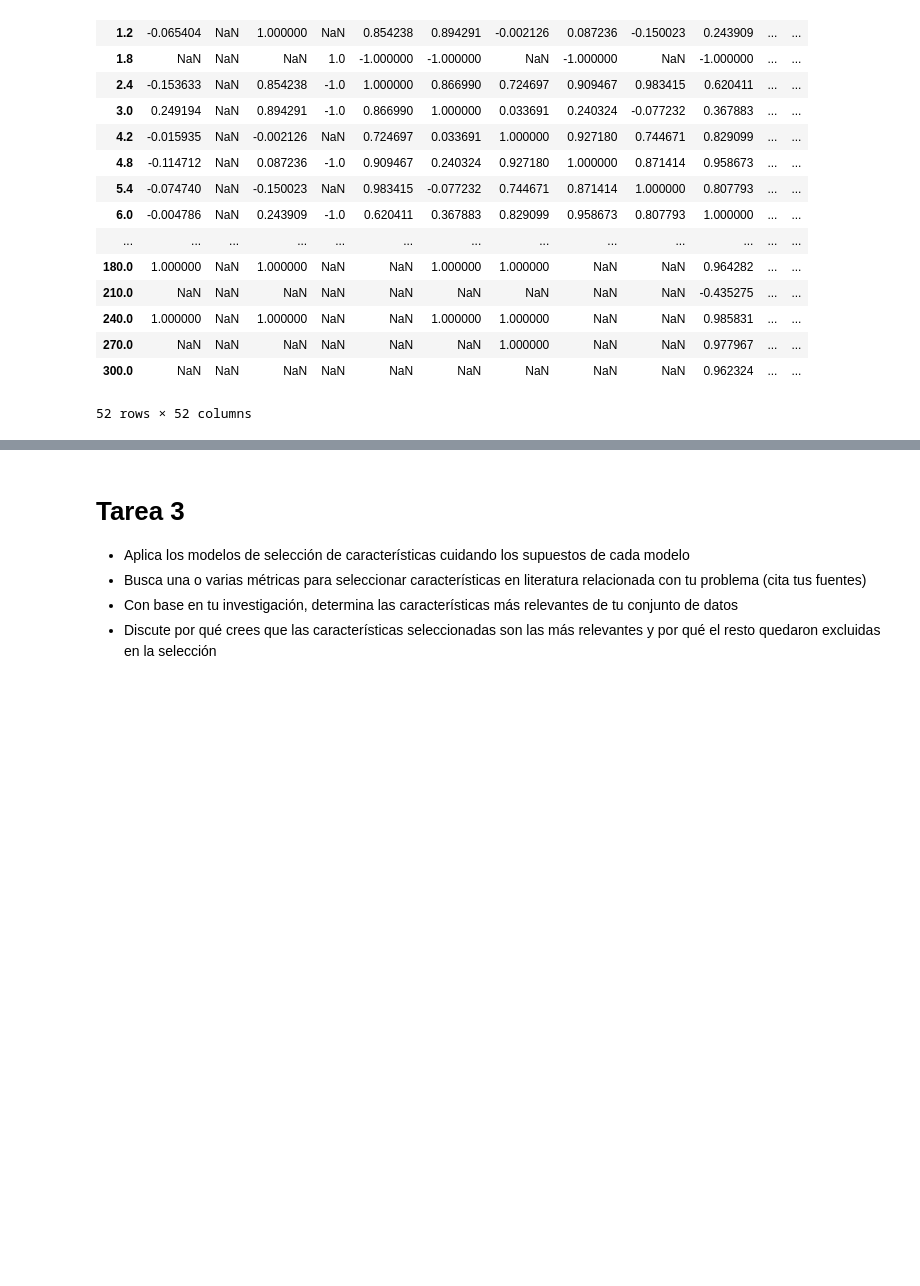
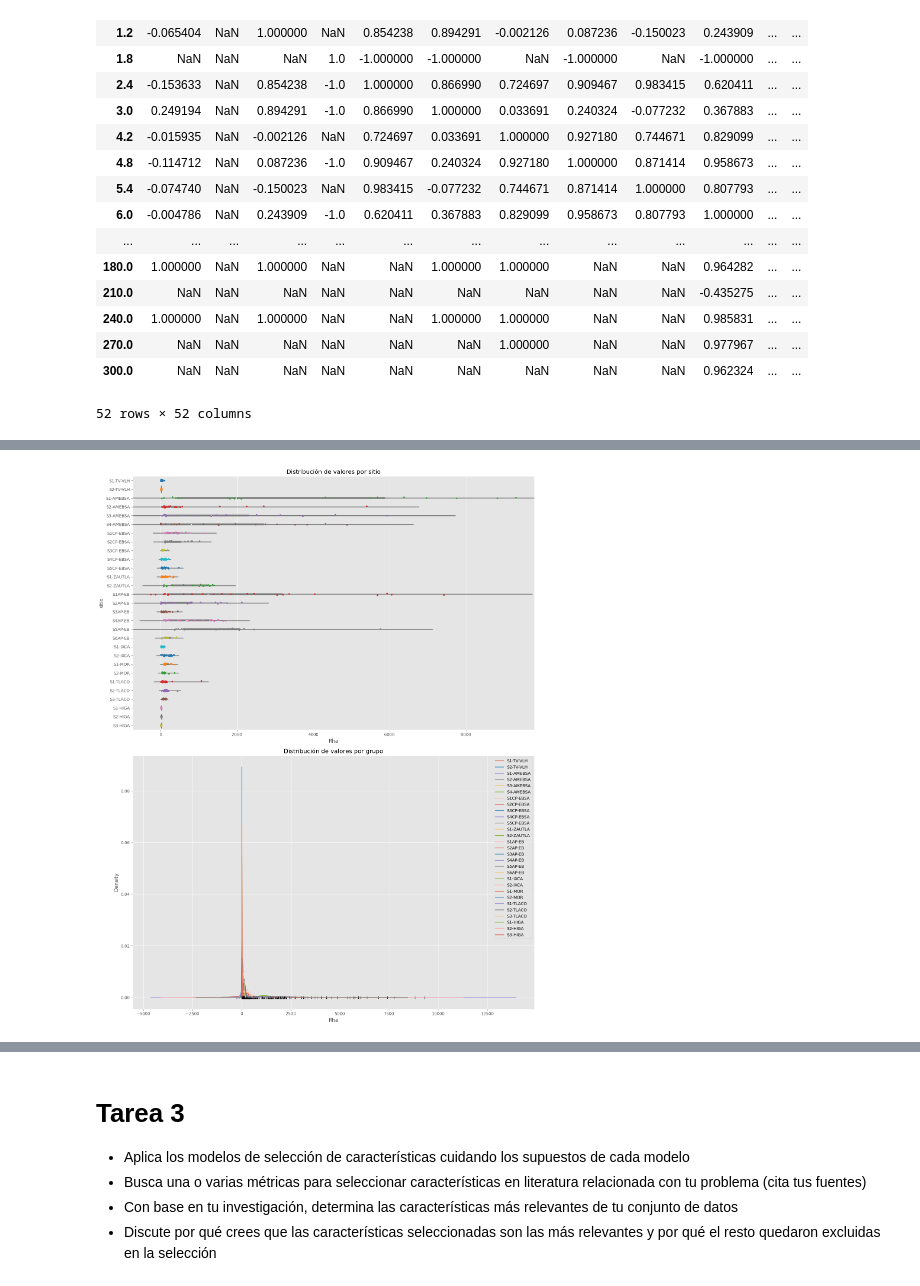
Before and after one commit to JuanJT117/Clase-de-aprendizaje-automatico, a Jupyter notebook: Tareas/Tarea_Aprendizaje_Automatico.ipynb, the cells around one changed output, grey strips where cells are left out. Cells and saved outputs as stored; diff of their text form; code cells hidden in the pictures; blank space fills up the shorter version.

```diff
--- a/Tareas/Tarea_Aprendizaje_Automatico.ipynb
+++ b/Tareas/Tarea_Aprendizaje_Automatico.ipynb
@@ -481,0 +681,8 @@ from scipy.stats import norm
+# %%
+import pandas as pd
+
+frames =[s1_res, s2_res, s3_res, s4_res, s5_res, s6_res, s7_res, s8_res, s9_res, s10_res,
+         s11_res, s12_res, s13_res, s14_res, s15_res, s16_res, s17_res, s18_res, s19_res,
+         s20_res, s21_res, s22_res, s23_res, s24_res, s25_res, s26_res, s27_res, s28_res, s29_res]
+
+res_dst =pd.concat(frames)
@@ -481,0 +715,3 @@ from scipy.stats import norm
+# %%
+datos = res_dst.copy()
+datos.info()
@@ -481,0 +735,36 @@ from scipy.stats import norm
+# %%
+# Gráficos distribución observada
+# ==============================================================================
+fig, axs = plt.subplots(nrows=2, ncols=1, figsize=(15, 19))
+sns.violinplot(
+    x     = datos.Rha,
+    y     = datos.sitio,
+    color = ".8",
+    ax    = axs[0],
+    x_range=[10,100]
+)
+sns.stripplot(
+    x    = datos.Rha,
+    y    = datos.sitio,
+    data = datos,
+    size = 4,
+    jitter  = 0.1,
+    palette = 'tab10',
+    ax = axs[0]
+)
+axs[0].set_title('Distribución de valores por sitio')
+axs[0].set_ylabel('sitio')
+axs[0].set_xlabel('Rha');
+
+for sitio in datos.sitio.unique():
+    datos_temp = datos[datos.sitio == sitio]['Rha']
+    datos_temp.plot.kde(ax=axs[1], label=sitio)
+    axs[1].plot(datos_temp, np.full_like(datos_temp, 0), '|k', markeredgewidth=1)
+
+axs[1].set_title('Distribución de valores por grupo')
+axs[1].set_xlabel('Rha');
+axs[1].legend()
+
+fig.tight_layout();
+# %% [output]
+[figure, added]
```
Also changed, not shown: parts of 30 cells of this notebook, 7 other files.
